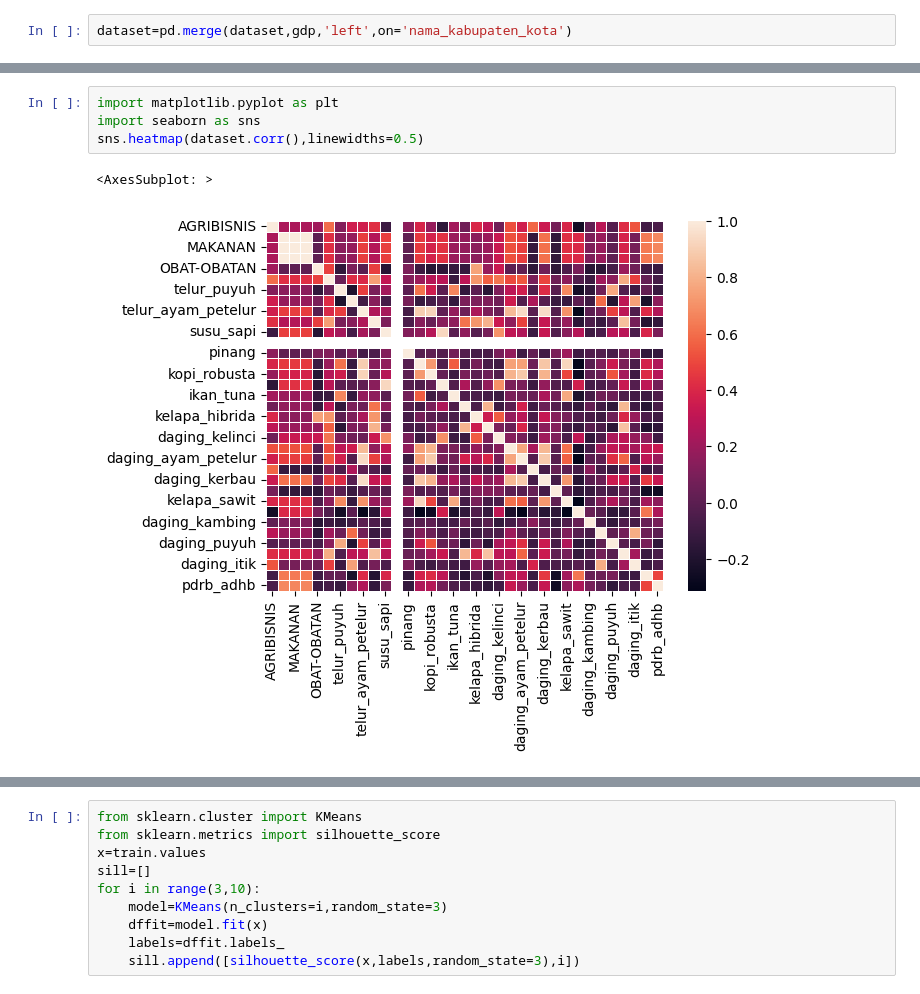
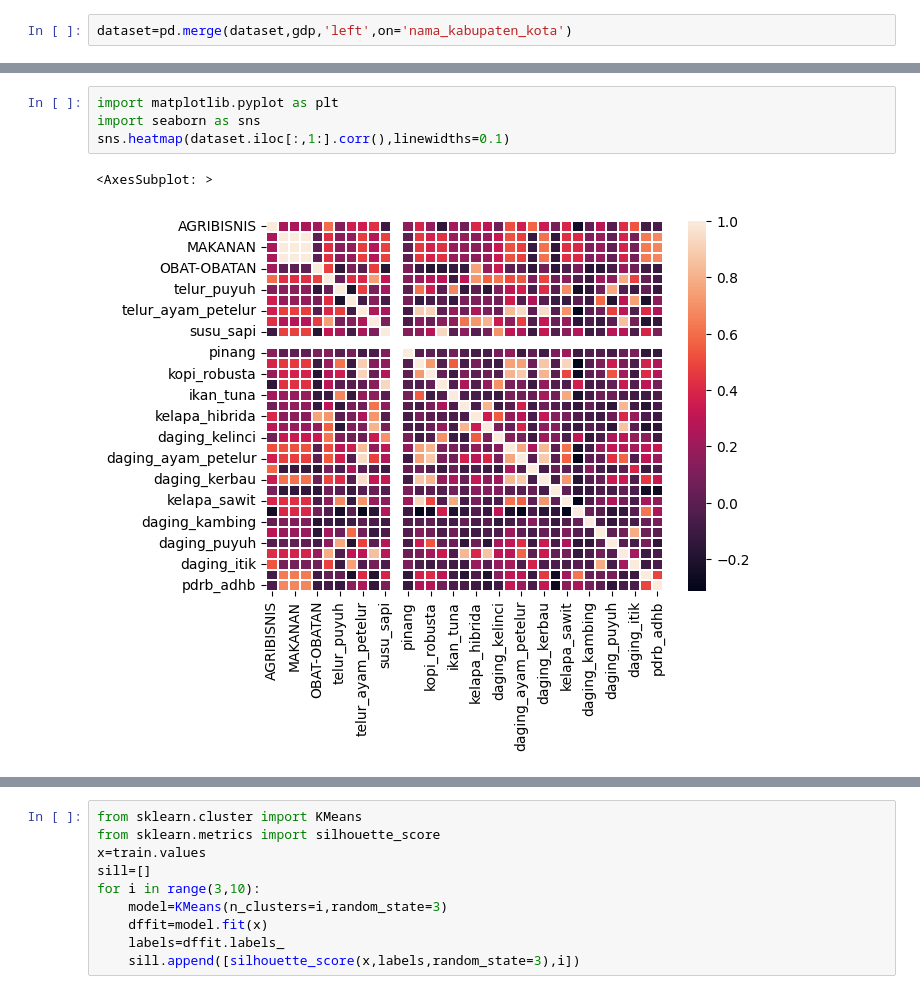
Before and after one commit to rampagezero/Project-TSDN, a Jupyter notebook: UMKM dan Hasil Bumi (1) (1).ipynb, the cells around one changed output, grey strips where cells are left out. Cells and saved outputs as stored; diff of their text form.

```diff
--- a/UMKM dan Hasil Bumi (1) (1).ipynb
+++ b/UMKM dan Hasil Bumi (1) (1).ipynb
@@ -338,7 +359,7 @@ dataset=pd.merge(dataset,gdp,'left',on='nama_kabupaten_kota')
 # %%
 import matplotlib.pyplot as plt
 import seaborn as sns
-sns.heatmap(dataset.corr(),linewidths=0.5)
+sns.heatmap(dataset.iloc[:,1:].corr(),linewidths=0.1)
 # %% [output]
 <AxesSubplot: >
-[figure, old version]
+[figure, new version]
```
Also changed, not shown: parts of 31 cells of this notebook.
